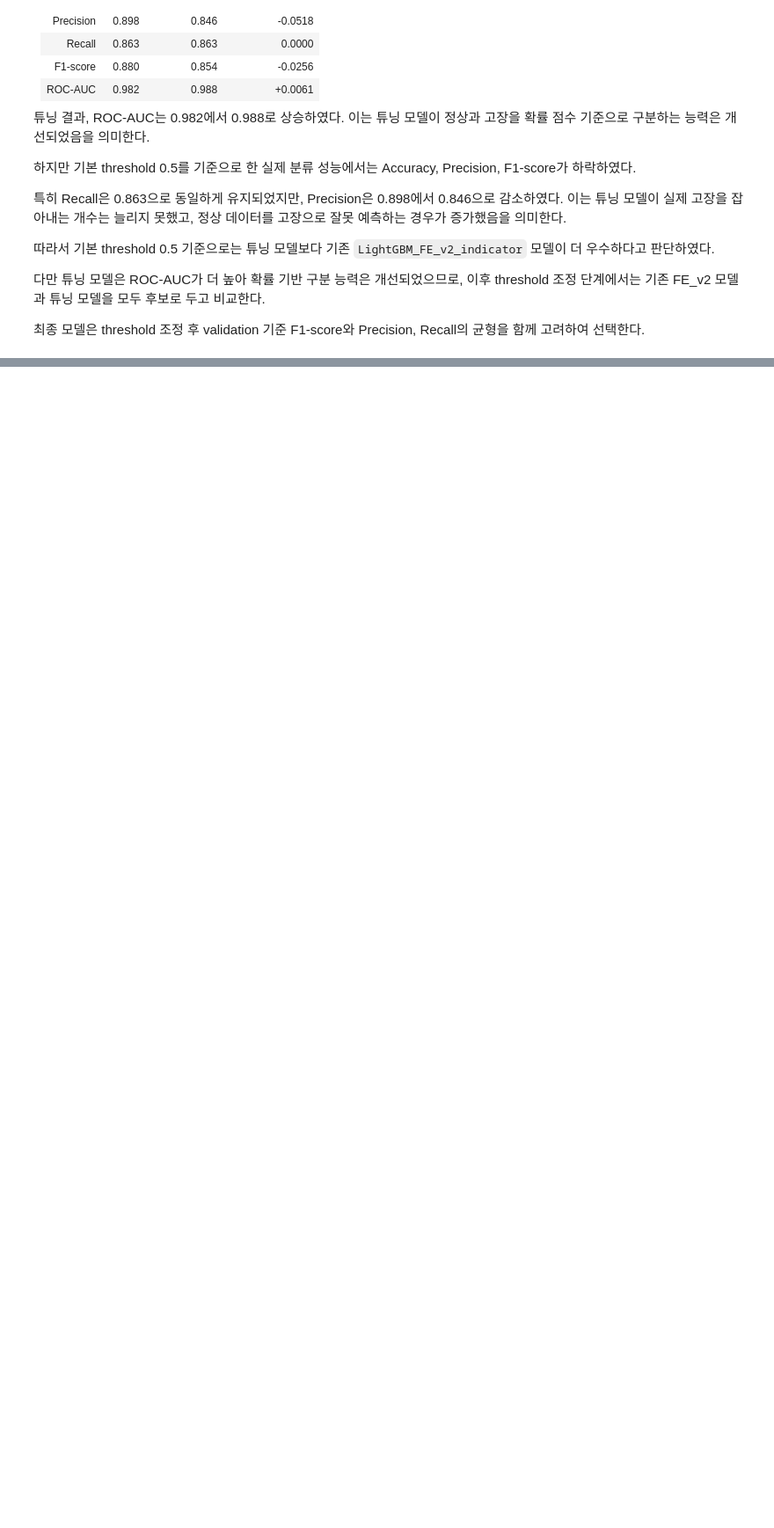
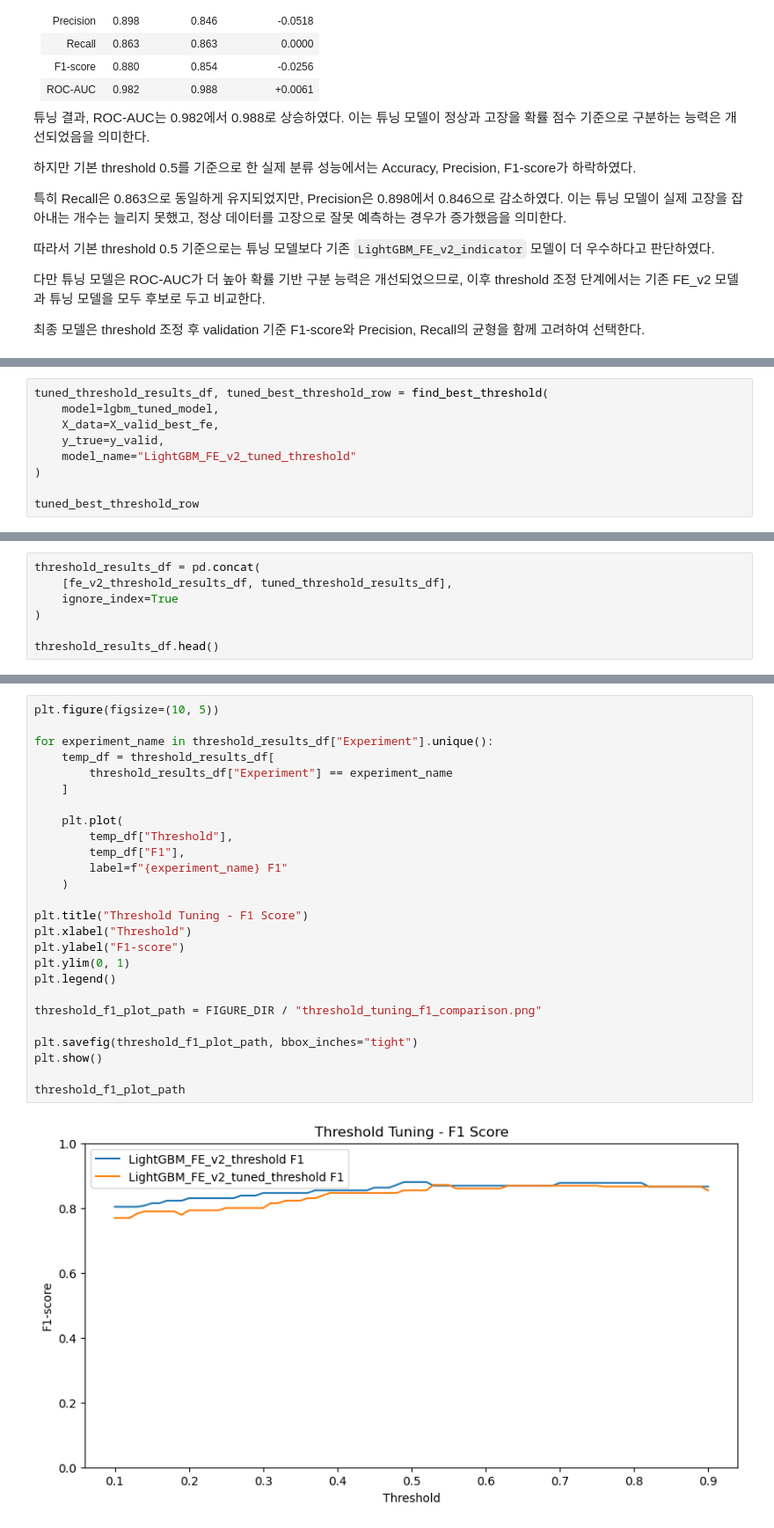
Before and after one commit to mjbaa/manufacturing_macine_learning_project, a Jupyter notebook: notebooks/quality_prediction_model.ipynb, the cells around one changed output, grey strips where cells are left out. Shown at 88% size. Drawn from its saved outputs; the diff is of its cells as text; blank space fills up the shorter version.

Commit message:
save final model artifacts

```diff
--- a/notebooks/quality_prediction_model.ipynb
+++ b/notebooks/quality_prediction_model.ipynb
@@ -2630,0 +2711,9 @@ tuning_cv_results_df.sort_values(
+# %%
+tuned_threshold_results_df, tuned_best_threshold_row = find_best_threshold(
+    model=lgbm_tuned_model,
+    X_data=X_valid_best_fe,
+    y_true=y_valid,
+    model_name="LightGBM_FE_v2_tuned_threshold"
+)
+
+tuned_best_threshold_row
@@ -2630,0 +2729,7 @@ tuning_cv_results_df.sort_values(
+# %%
+threshold_results_df = pd.concat(
+    [fe_v2_threshold_results_df, tuned_threshold_results_df],
+    ignore_index=True
+)
+
+threshold_results_df.head()
@@ -2630,0 +2759,28 @@ tuning_cv_results_df.sort_values(
+# %%
+plt.figure(figsize=(10, 5))
+
+for experiment_name in threshold_results_df["Experiment"].unique():
+    temp_df = threshold_results_df[
+        threshold_results_df["Experiment"] == experiment_name
+    ]
+
+    plt.plot(
+        temp_df["Threshold"],
+        temp_df["F1"],
+        label=f"{experiment_name} F1"
+    )
+
+plt.title("Threshold Tuning - F1 Score")
+plt.xlabel("Threshold")
+plt.ylabel("F1-score")
+plt.ylim(0, 1)
+plt.legend()
+
+threshold_f1_plot_path = FIGURE_DIR / "threshold_tuning_f1_comparison.png"
+
+plt.savefig(threshold_f1_plot_path, bbox_inches="tight")
+plt.show()
+
+threshold_f1_plot_path
+# %% [output]
+[figure, added]
```
Also changed, not shown: parts of 39 cells of this notebook, 11 other files.
